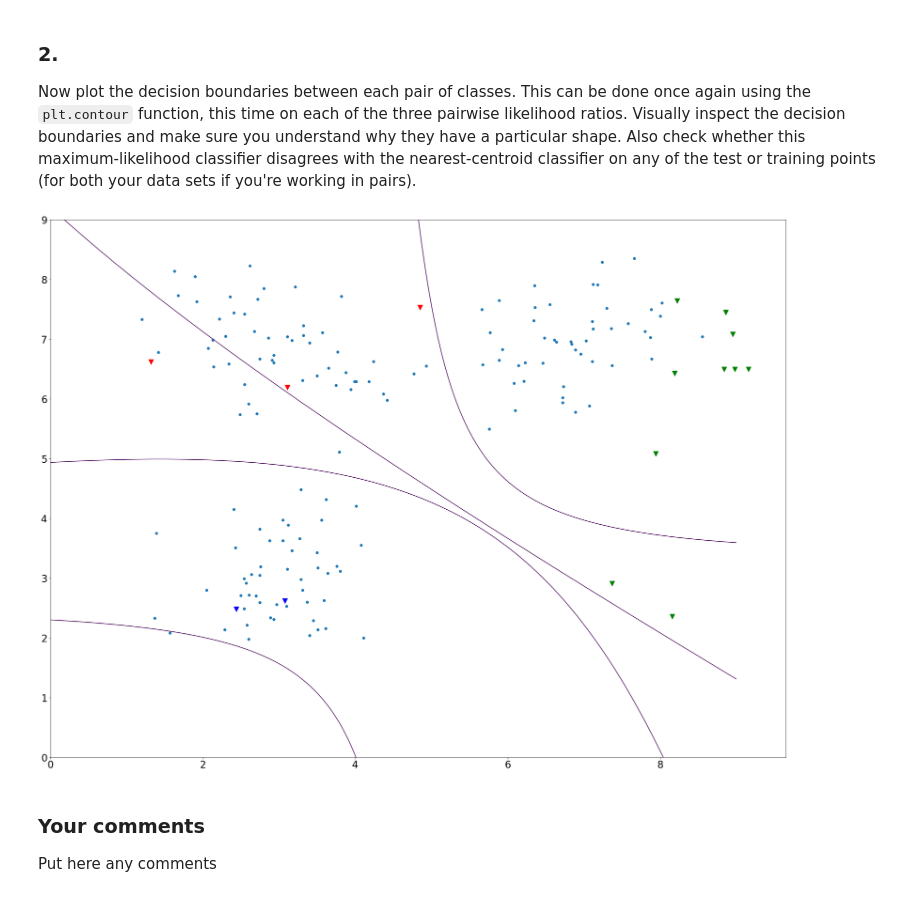
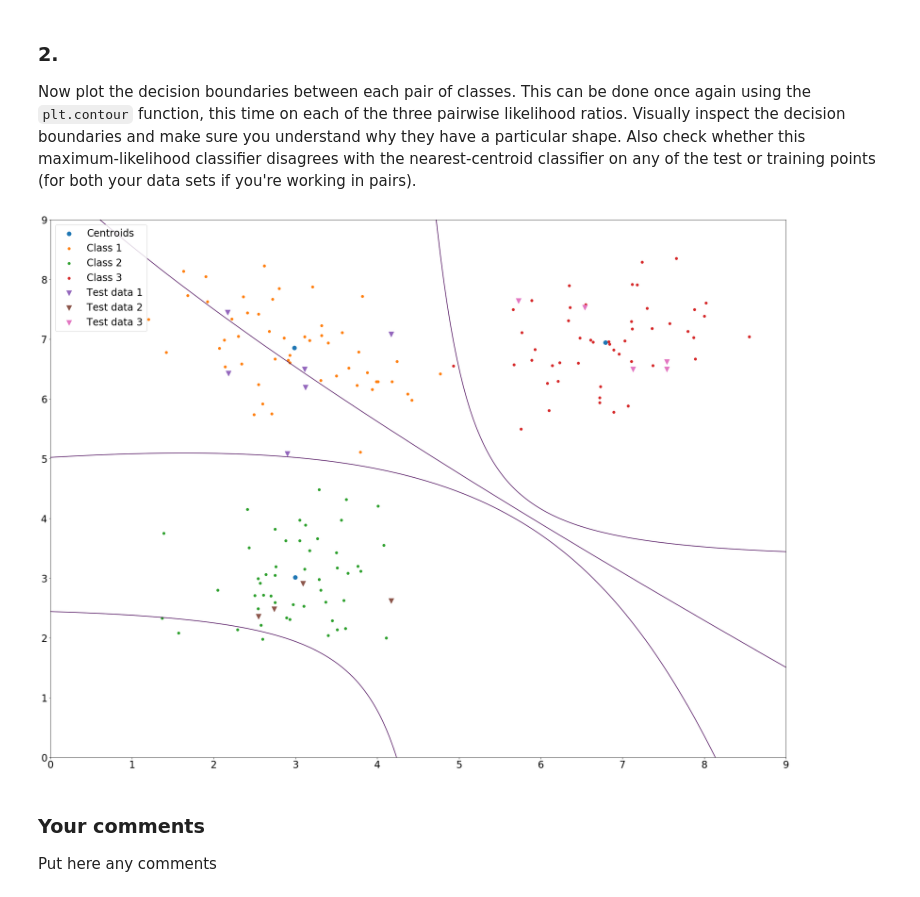
Before and after one commit to MilkyLatte/CSY2, a Jupyter notebook: SPS/CourseWork/cw1.ipynb, the cells around one changed output. Cells and saved outputs as stored; diff of their text form; code cells hidden in the pictures.

```diff
--- a/SPS/CourseWork/cw1.ipynb
+++ b/SPS/CourseWork/cw1.ipynb
@@ -145,7 +150,7 @@ The centroids found by K-means can now be used as a simple nearest-neighbour cla
 
 testing_data = np.loadtxt('Test.csv', delimiter = ',')
 
-X_test = np.vstack([testing_data[:, 2], testing_data[:,4]]).T
+X_test = np.vstack([testing_data[:, 1], testing_data[:,4]]).T
 
 test_x = np.array(X_test[:,0])
 test_y = np.array(X_test[:,1])
@@ -177,6 +182,11 @@ ax.scatter(test_cluster0[:, 0], test_cluster0[:, 1], 150, color = 'r', marker =
 ax.scatter(test_cluster1[:, 0], test_cluster1[:, 1], 150, color = 'g', marker = 'v')
 ax.scatter(test_cluster2[:, 0], test_cluster2[:, 1], 150, color = 'b', marker = 'v')
 
+vor = Voronoi(cluster)
+print(vor)
+
+voronoi_plot_2d(vor,ax)
+
 
 
 
@@ -296,7 +316,9 @@ Put here any comments
 Now plot the decision boundaries between each pair of classes. This can be done once again using the `plt.contour` function, this time on each of the three pairwise likelihood ratios. Visually inspect the decision boundaries and make sure you understand why they have a particular shape. Also check whether this maximum-likelihood classifier disagrees with the nearest-centroid classifier on any of the test or training points (for both your data sets if you're working in pairs).
 # %%
 # put your code here
-
+testcl1 = []
+testcl2 = []
+testcl3 = []
 def boundaries(mean0, mean1, mean2, variance0, variance1, variance2):
     a = [None]
     b = [None]
@@ -318,50 +340,66 @@ def boundaries(mean0, mean1, mean2, variance0, variance1, variance2):
     e[0] = [None] * len(a[0][0])
     difference0[0] = [None] * len(a[0][0])
     difference1[0] = [None] * len(a[0][0])
     difference2[0] = [None] * len(a[0][0])
 
 
 
 
     for m in range(len(a[0][0])):
         z = np.column_stack((a[0][m], b[0][m]))
         c[0][m] = stats.multivariate_normal.pdf(z, mean0, variance0)
         d[0][m] = stats.multivariate_normal.pdf(z, mean1, variance1)
         e[0][m] = stats.multivariate_normal.pdf(z, mean2, variance2)
         difference0[0][m] = np.divide(e[0][m], d[0][m])
         difference1[0][m] = np.divide(e[0][m], c[0][m])
         difference2[0][m] = np.divide(d[0][m], c[0][m])
 
-        too_big0 = np.where(difference0[0][m] > 10)[0]
-        too_big1 = np.where(difference1[0][m] > 10)[0]
-        too_big2 = np.where(difference2[0][m] > 10)[0]
+        too_big0 = np.where(difference0[0][m] > 3)[0]
+        too_big1 = np.where(difference1[0][m] > 3)[0]
+        too_big2 = np.where(difference2[0][m] > 3)[0]
 
-        too_small0 = np.where(difference0[0][m] < 1)[0]
-        too_small1 = np.where(difference1[0][m] < 1)[0]
-        too_small2 = np.where(difference2[0][m] < 1)[0]
+#         too_small0 = np.where(difference0[0][m] < 1)[0]
+#         too_small1 = np.where(difference1[0][m] < 1)[0]
+#         too_small2 = np.where(difference2[0][m] < 1)[0]
 
 
-        difference0[0][m][too_big0] = 10
-        difference1[0][m][too_big1] = 10
-        difference2[0][m][too_big2] = 10
+        difference0[0][m][too_big0] = 3
+        difference1[0][m][too_big1] = 3
+        difference2[0][m][too_big2] = 3
 
-        difference0[0][m][too_small0] = 2
-        difference1[0][m][too_small1] = 2
-        difference2[0][m][too_small2] = 2
+#         difference0[0][m][too_small0] = 1
+#         difference1[0][m][too_small1] = 1
+#         difference2[0][m][too_small2] = 1
 
+    for x in range (len(test)):
+        pdf1 = stats.multivariate_normal.pdf(test[x], mean0, variance0)
+        pdf2 = stats.multivariate_normal.pdf(test[x], mean1, variance1)
+        pdf3 = stats.multivariate_normal.pdf(test[x], mean2, variance2)
+        if(pdf1 > pdf2 and pdf1 > pdf3):
+            testcl1.append(test[x])
+        elif(pdf2 > pdf1 and pdf2 > pdf3):
+            testcl2.append(test[x])
+        elif(pdf3 > pdf1 and pdf3 > pdf2):
+            testcl3.append(test[x])
 
     plt.contour(a[0],b[0],difference0[0], 1)
     plt.contour(a[0],b[0],difference1[0], 1)
     plt.contour(a[0],b[0],difference2[0], 1)
 
-    plt.scatter(X[:,0], X[:, 1])
-    plt.scatter(test_cluster0[:, 0], test_cluster0[:, 1], 150, color = 'r', marker = 'v')
-    plt.scatter(test_cluster1[:, 0], test_cluster1[:, 1], 150, color = 'g', marker = 'v')
-    plt.scatter(test_cluster2[:, 0], test_cluster2[:, 1], 150, color = 'b', marker = 'v')
+    plt.scatter(cluster[:, 0], cluster[:,1], 100)
+
+    plt.scatter(cluster0[:,0], cluster0[:,1])
+    plt.scatter(cluster1[:,0], cluster1[:,1])
+    plt.scatter(cluster2[:,0], cluster2[:,1])
+
+    plt.scatter(np.array(testcl1)[:, 0], np.array(testcl1)[:, 1], 150, marker = 'v')
+    plt.scatter(np.array(testcl2)[:, 0], np.array(testcl2)[:, 1], 150, marker = 'v')
+    plt.scatter(np.array(testcl3)[:, 0], np.array(testcl3)[:, 1], 150, marker = 'v')
+    plt.legend(['Centroids', "Class 1", "Class 2", "Class 3", 'Test data 1', 'Test data 2', 'Test data 3'])
 
 boundaries(cluster0_mean, cluster1_mean, cluster2_mean, cluster0_variance, cluster1_variance, cluster2_variance)
 # %% [output]
-[figure, old version]
+[figure, new version]
 # %% [markdown]
 ### Your comments ###
 
```
Also changed, not shown: parts of 5 cells of this notebook, 6 other files.
